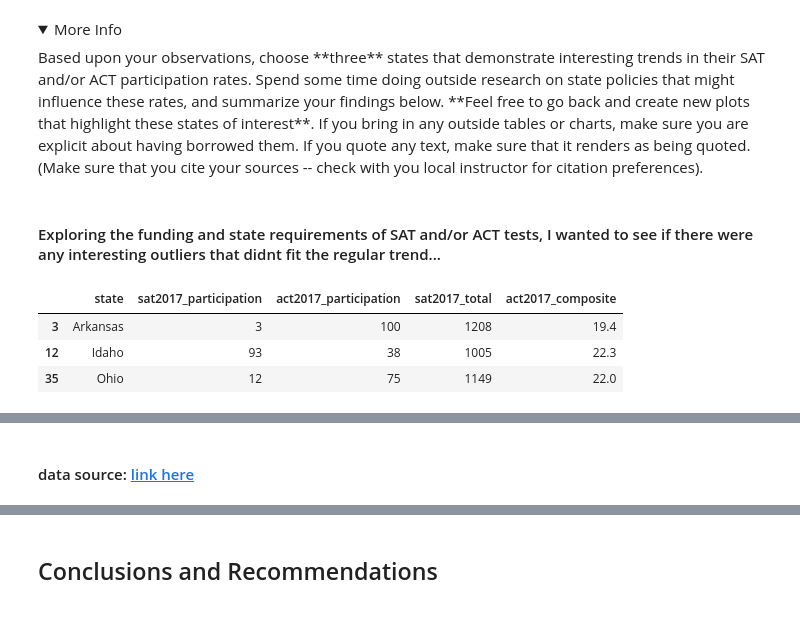
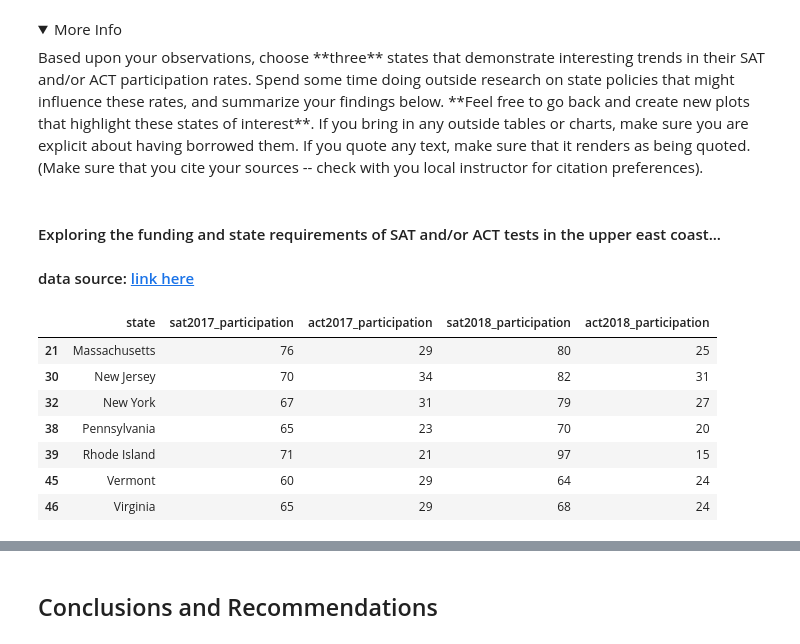
Before and after one commit to Prakzter/DS-Projects, a Jupyter notebook: project_1/code/Project1_PRAK.ipynb, the cells around one changed output, grey strips where cells are left out. Cells and saved outputs as stored; diff of their text form; code cells hidden in the pictures; folded sections open.

```diff
--- a/project_1/code/Project1_PRAK.ipynb
+++ b/project_1/code/Project1_PRAK.ipynb
@@ -1193,16 +1196,19 @@ Ttest_indResult(statistic=81.9228121078972, pvalue=1.7472370738207526e-93)
 <summary>More Info</summary>  Based upon your observations, choose **three** states that demonstrate interesting trends in their SAT and/or ACT participation rates. Spend some time doing outside research on state policies that might influence these rates, and summarize your findings below. **Feel free to go back and create new plots that highlight these states of interest**. If you bring in any outside tables or charts, make sure you are explicit about having borrowed them. If you quote any text, make sure that it renders as being quoted. (Make sure that you cite your sources -- check with you local instructor for citation preferences).
     </details>
 # %% [markdown]
-#### Exploring the funding and state requirements of SAT and/or ACT tests, I wanted to see if there were any interesting outliers that didnt fit the regular trend...
+#### Exploring the funding and state requirements of SAT and/or ACT tests in the upper east coast...
+#### data source: [link here](https://magoosh.com/hs/act/2017/states-that-require-the-act-or-sat/)
-# %%
-funded_states = ['Ohio','Arkansas','Idaho']
-final[final['state'].isin(funded_states)].loc[:,['state', 'sat2017_participation', 'act2017_participation', 'sat2017_total', 'act2017_composite']]
-# %% [output]
-|  | state | sat2017_participation | act2017_participation | sat2017_total | act2017_composite |
-| 3 | Arkansas | 3 | 100 | 1208 | 19.4 |
-| 12 | Idaho | 93 | 38 | 1005 | 22.3 |
-| 35 | Ohio | 12 | 75 | 1149 | 22.0 |
+# %%
+non_funded_states = ['New York', 'Massachusetts', 'Vermont', 'New Jersey','Rhode Island', 'Pennsylvania', 'Virginia']
+final[final['state'].isin(non_funded_states)].loc[:,['state', 'sat2017_participation', 'act2017_participation','sat2018_participation', 'act2018_participation']]
+# %% [output]
+|  | state | sat2017_participation | act2017_participation | sat2018_participation | act2018_participation |
+| 21 | Massachusetts | 76 | 29 | 80 | 25 |
+| 30 | New Jersey | 70 | 34 | 82 | 31 |
+| 32 | New York | 67 | 31 | 79 | 27 |
+| 38 | Pennsylvania | 65 | 23 | 70 | 20 |
+| 39 | Rhode Island | 71 | 21 | 97 | 15 |
+| 45 | Vermont | 60 | 29 | 64 | 24 |
+| 46 | Virginia | 65 | 29 | 68 | 24 |
 # %% [markdown]
 ![image of funded states](../data/funded_st.png)
-# %% [markdown]
-#### data source: [link here](https://magoosh.com/hs/act/2017/states-that-require-the-act-or-sat/)
```
Also changed, not shown: parts of 9 cells of this notebook, 1 other file.
